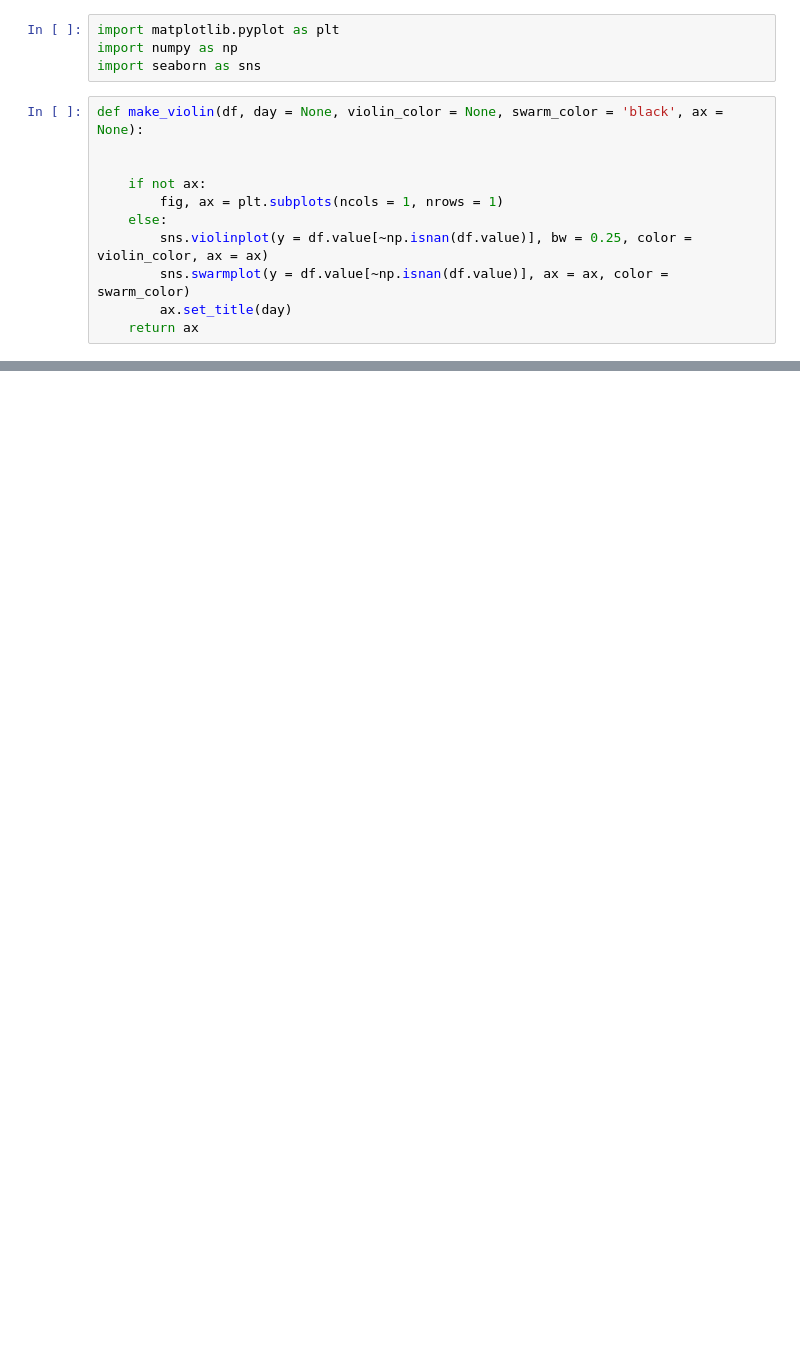
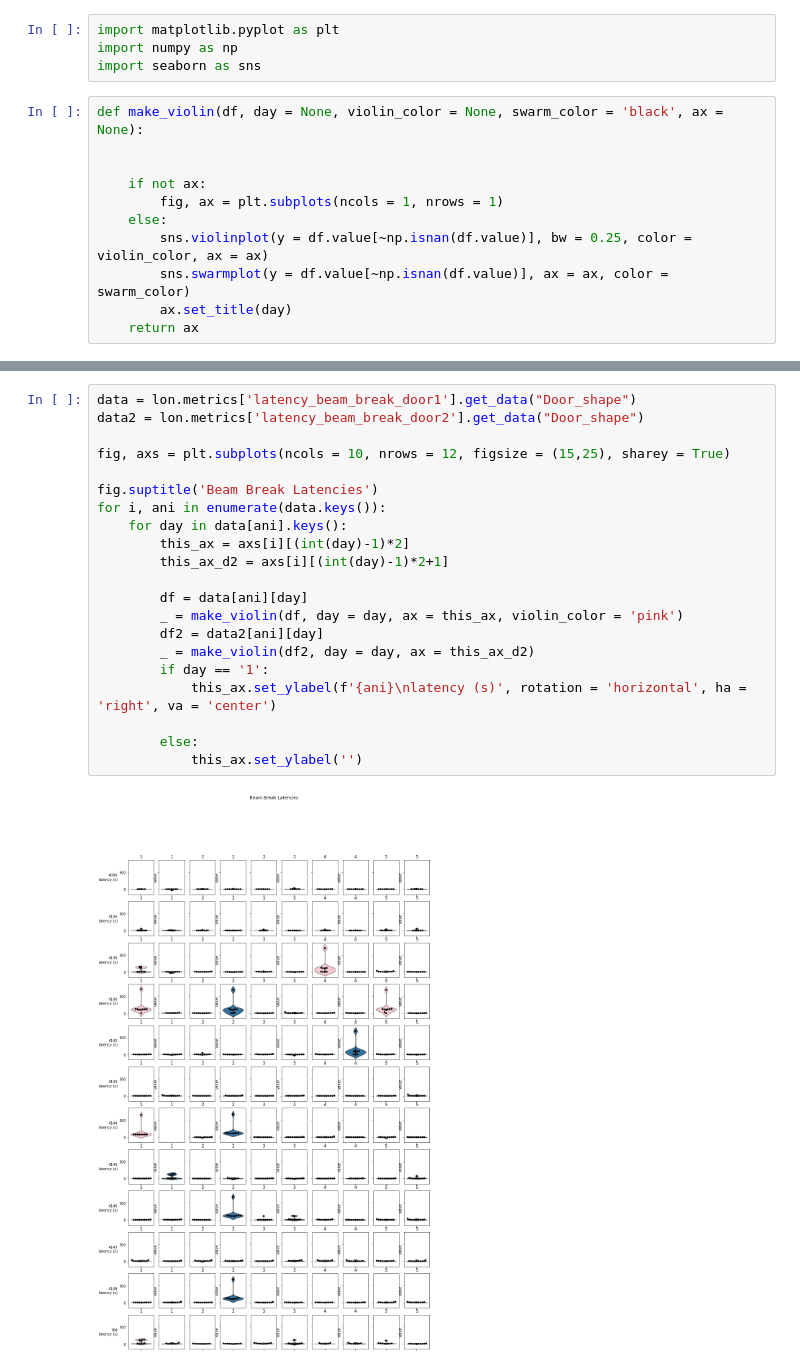
Before and after one commit to dprotter/Operant_Daily_Pipeline, a Jupyter notebook: test by round.ipynb, the cells around one changed output, grey strips where cells are left out. Drawn from its saved outputs; the diff is of its cells as text; blank space fills up the shorter version.

Commit message:
found issue with beam cross latency

```diff
--- a/test by round.ipynb
+++ b/test by round.ipynb
@@ -74,0 +107,23 @@ for i, ani in enumerate(data.keys()):
+# %%
+data = lon.metrics['latency_beam_break_door1'].get_data("Door_shape")
+data2 = lon.metrics['latency_beam_break_door2'].get_data("Door_shape")
+
+fig, axs = plt.subplots(ncols = 10, nrows = 12, figsize = (15,25), sharey = True)
+
+fig.suptitle('Beam Break Latencies')
+for i, ani in enumerate(data.keys()):
+    for day in data[ani].keys():
+        this_ax = axs[i][(int(day)-1)*2]
+        this_ax_d2 = axs[i][(int(day)-1)*2+1]
+
+        df = data[ani][day]
+        _ = make_violin(df, day = day, ax = this_ax, violin_color = 'pink')
+        df2 = data2[ani][day]
+        _ = make_violin(df2, day = day, ax = this_ax_d2)
+        if day == '1':
+            this_ax.set_ylabel(f'{ani}\nlatency (s)', rotation = 'horizontal', ha = 'right', va = 'center')
+
+        else:
+            this_ax.set_ylabel('')
+# %% [output]
+[figure, added]
```
Also changed, not shown: parts of 11 cells of this notebook, 5 other files.
